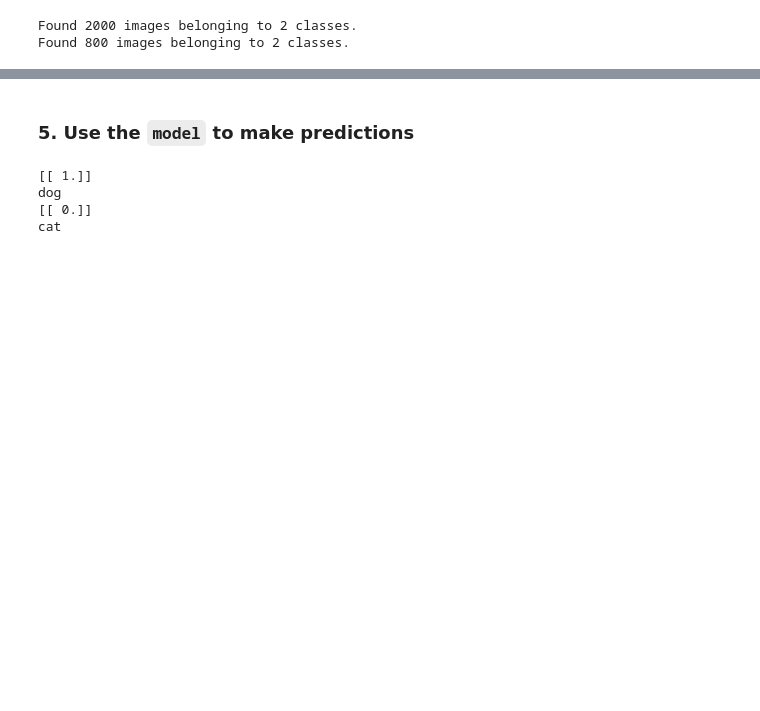
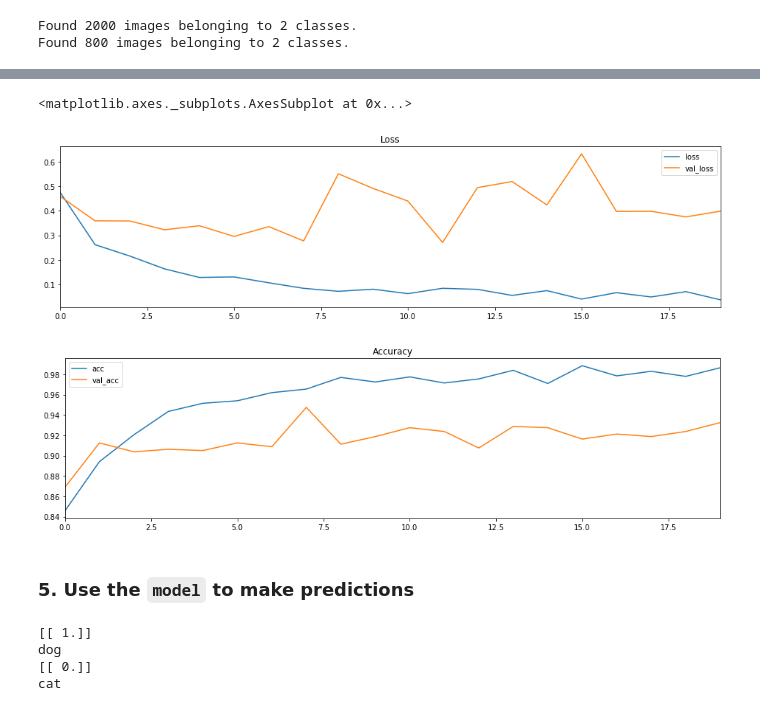
Before and after one commit to lmiguelmh/deep-learning, a Jupyter notebook: vgg16-keras/vgg16-auto.ipynb, the cells around one changed output, grey strips where cells are left out. Saved outputs shown, nothing was run; the diff lists cells and outputs as text; code cells hidden in the pictures; blank space fills up the shorter version.

Commit message:
visualization and fix for incorrect number of frozen layers

```diff
--- a/vgg16-keras/vgg16-auto.ipynb
+++ b/vgg16-keras/vgg16-auto.ipynb
@@ -250,7 +252,7 @@ start = time.time()
 history = model.fit_generator(
     train_generator,
     steps_per_epoch=nb_train_samples // batch_size,
-    epochs=5,
+    epochs=20,
     validation_data=validation_generator,
     validation_steps=nb_validation_samples // batch_size)
 print("ellapsed time in seconds:", (time.time()-start))
@@ -269,6 +277,18 @@ ellapsed time in seconds: 2507.8110370635986
 # %%
 model.save_weights("vgg16+topmodel-weights-only.h5")
 model.save("vgg16+topmodel.h5")
+# %%
+import pandas as pd
+import matplotlib.pyplot as plt
+%matplotlib inline
+df = pd.DataFrame(history.history)
+df.plot(y=['loss', 'val_loss'], figsize=(16,4), title='Loss')
+df.plot(y=['acc', 'val_acc'], figsize=(16,4), title='Accuracy')
+# df
+# %% [output]
+<matplotlib.axes._subplots.AxesSubplot at 0x...>
+[figure, added]
+[figure, added]
 # %% [markdown]
 ### 5. Use the `model` to make predictions
 # %%
```
Also changed, not shown: parts of 12 cells of this notebook, 3 other files.
